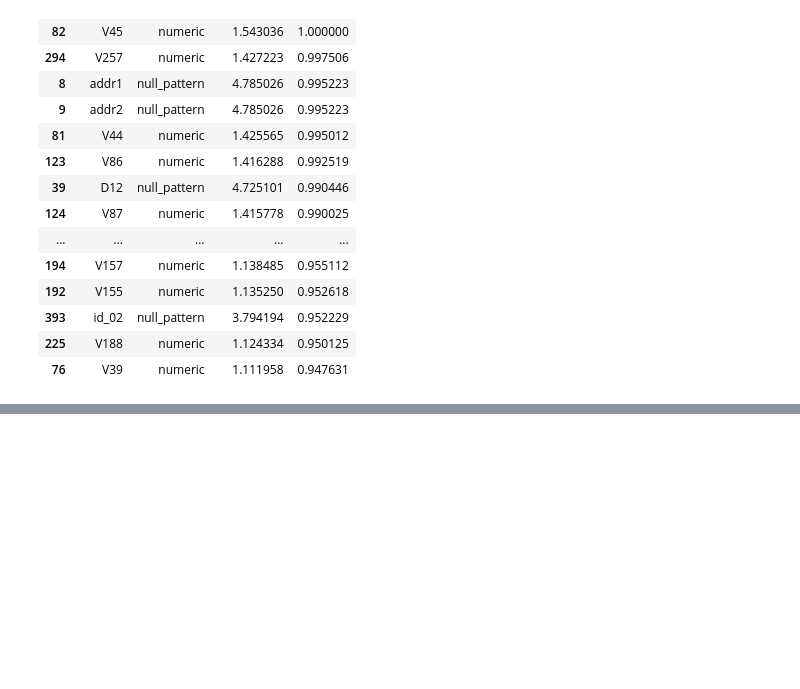
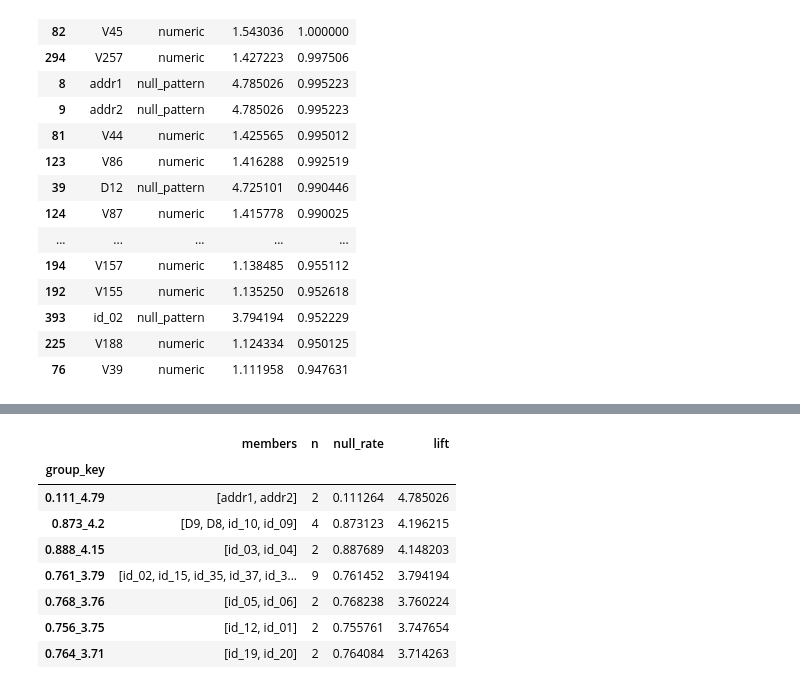
Before and after one commit to rhys3680-cell/ieee-cis, a Jupyter notebook: notebooks/rhys/02_feature_signals.ipynb, the cells around one changed output, grey strips where cells are left out. Cells and saved outputs as stored; diff of their text form; code cells hidden in the pictures; blank space fills up the shorter version.

```diff
--- a/notebooks/rhys/02_feature_signals.ipynb
+++ b/notebooks/rhys/02_feature_signals.ipynb
@@ -343,0 +399,21 @@ con.close()
+# %%
+null_cands["group_key"] = (
+    null_cands.null_rate.round(3).astype(str) + "_" + null_cands.lift.round(2).astype(str)
+)
+groups = null_cands.groupby("group_key").agg(
+    members=("column", list),
+    n=("column", "size"),
+    null_rate=("null_rate", "first"),
+    lift=("lift", "first"),
+).sort_values("lift", ascending=False)
+groups[groups.n > 1]
+# %% [output]
+|  | members | n | null_rate | lift |
+| group_key |  |  |  |  |
+| 0.111_4.79 | [addr1, addr2] | 2 | 0.111264 | 4.785026 |
+| 0.873_4.2 | [D9, D8, id_10, id_09] | 4 | 0.873123 | 4.196215 |
+| 0.888_4.15 | [id_03, id_04] | 2 | 0.887689 | 4.148203 |
+| 0.761_3.79 | [id_02, id_15, id_35, id_37, id_3... | 9 | 0.761452 | 3.794194 |
+| 0.768_3.76 | [id_05, id_06] | 2 | 0.768238 | 3.760224 |
+| 0.756_3.75 | [id_12, id_01] | 2 | 0.755761 | 3.747654 |
+| 0.764_3.71 | [id_19, id_20] | 2 | 0.764084 | 3.714263 |
```
Also changed, not shown: parts of 16 cells of this notebook, 1 other file.
